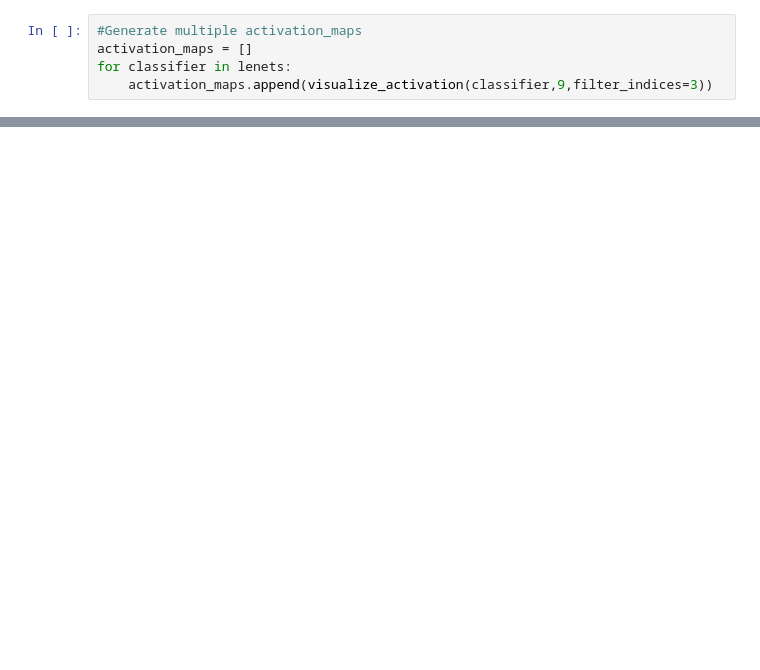
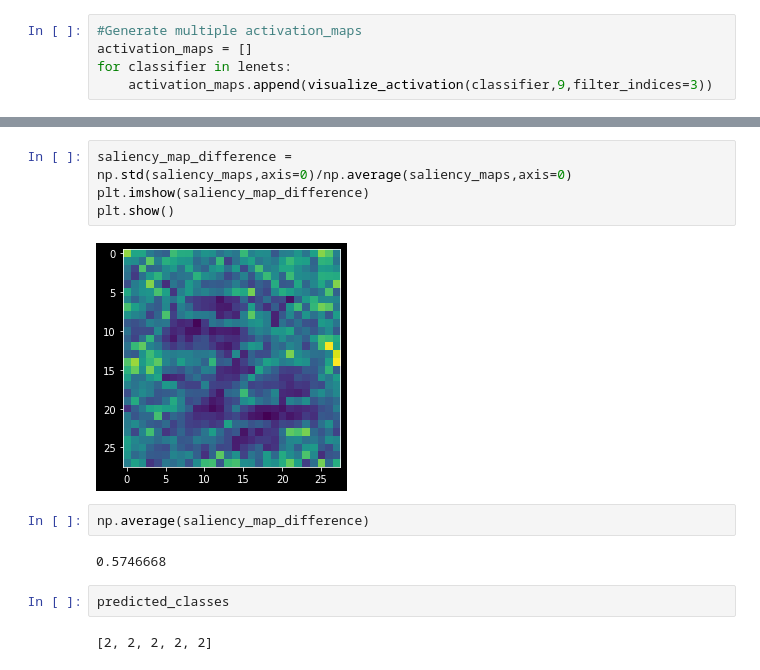
Before and after one commit to YalesRios/Samel, a Jupyter notebook: samel.ipynb, the cells around one changed output, grey strips where cells are left out. Drawn from its saved outputs; the diff is of its cells as text; blank space fills up the shorter version.

```diff
--- a/samel.ipynb
+++ b/samel.ipynb
@@ -253,0 +271,14 @@ plt.show()
+# %%
+saliency_map_difference = np.std(saliency_maps,axis=0)/np.average(saliency_maps,axis=0)
+plt.imshow(saliency_map_difference)
+plt.show()
+# %% [output]
+[figure, added]
+# %%
+np.average(saliency_map_difference)
+# %% [output]
+0.5746668
+# %%
+predicted_classes
+# %% [output]
+[2, 2, 2, 2, 2]
```
Also changed, not shown: parts of 10 cells of this notebook.
